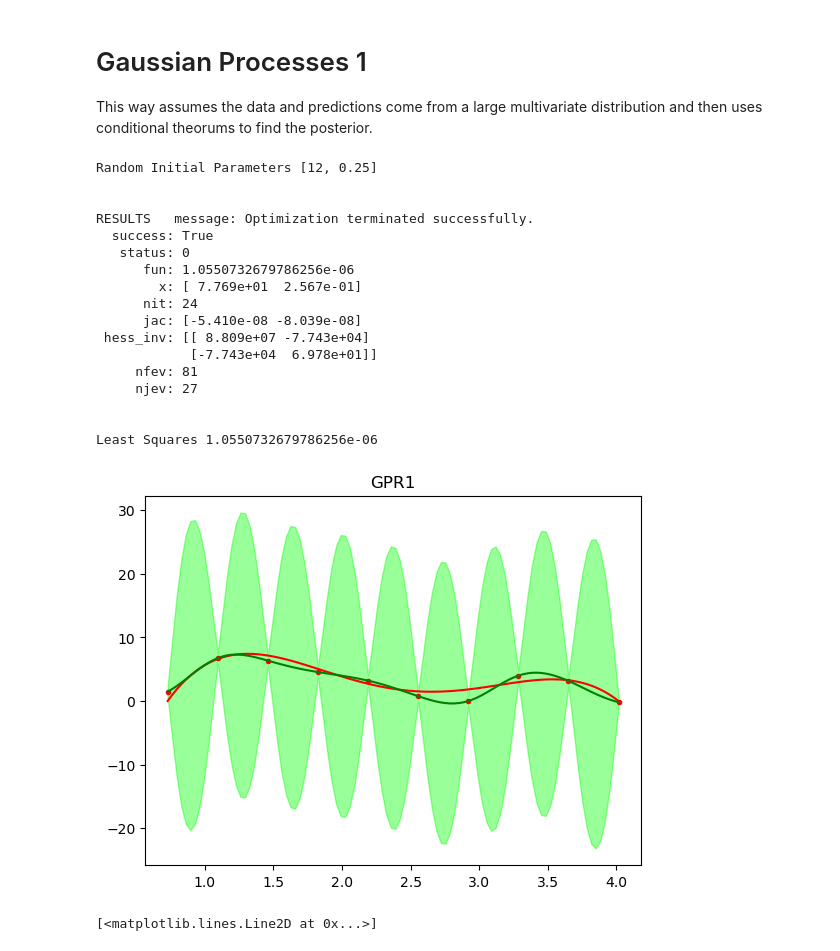
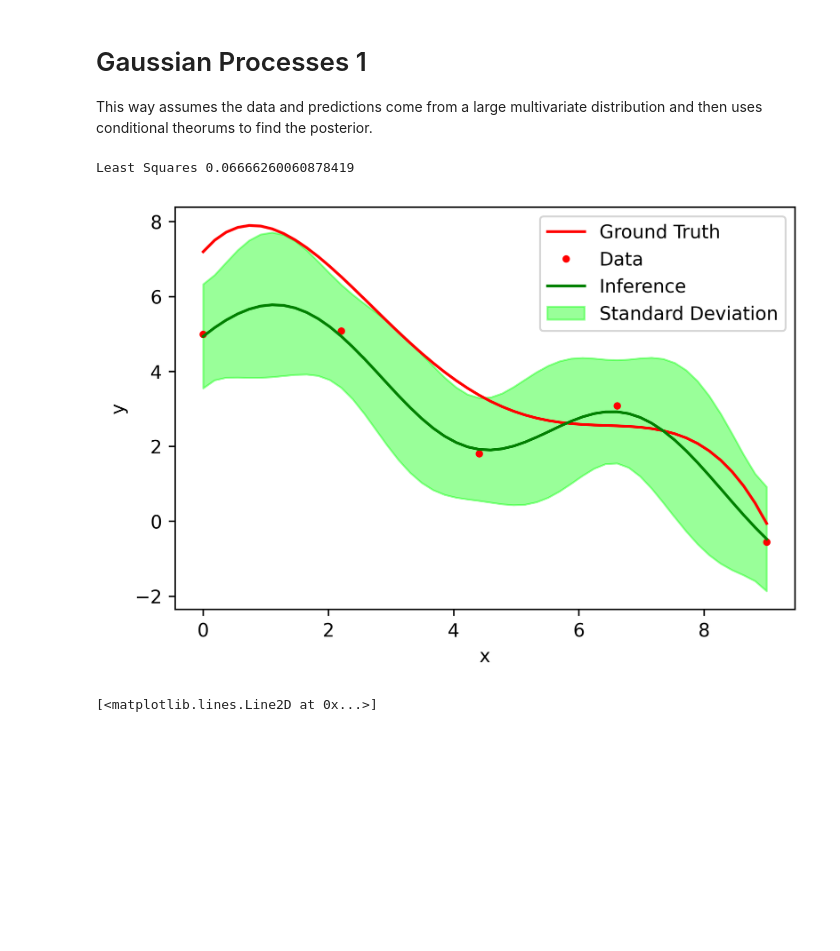
Before and after one commit to DanHarJor/Improving-Electron-Density-Profile-Inference-within-a-Tokamak-using-Bayesian-Techniques, a Jupyter notebook: Simple Regression Problem.ipynb, the cells around one changed output. Saved outputs shown, nothing was run; the diff lists cells and outputs as text; code cells hidden in the pictures; blank space fills up the shorter version.

```diff
--- a/Simple Regression Problem.ipynb
+++ b/Simple Regression Problem.ipynb
@@ -64,6 +141,7 @@ def Kernel(x1,x2,params):
 def MargLi(params):
     X1, X2 = np.meshgrid(xd,xd)
     K = Kernel(X1,X2,params)
+    K[np.diag_indices_from(K)] += 1e-8
     cov_D = K + np.diag(np.repeat(exp_er,len(xd)))
     # K, R, cov_li = KRcov_li(params,exp_er)
     # invertable = cov_li+R@K@R.T
@@ -129,24 +207,24 @@ rand_l = np.random.uniform(0,4)
 
 # x0=[rand_amp,rand_l]
 # x0=[12,0.125]
-x0 = [12,0.25]
-print('Random Initial Parameters', x0)
+# x0 = [7.9349329 , 1.93825204]
+# x0 = [7.93,1.938]
+x0=[9.22070267, 2]#.97579064]
+# print('Random Initial Parameters', x0)
 # fun = Likelihood
-fun = LeastSquare
+# fun = LeastSquare
 # fun = MargLi
-results = minimize(fun, x0=x0, tol=1e-6)
-# results = basinhopping(MargLi, x0=x0, niter=200)
-print('\n\nRESULTS',results)
-best_params = results.x
+# results = minimize(fun, x0=x0, tol=1e-6)
+# # results = basinhopping(MargLi, x0=x0, niter=200)
+# print('\n\nRESULTS',results)
+# best_params = results.x
 
 # l_trial = np.linspace(0.)
 
-# best_params = x0
+best_params = x0
 
 print('\n\nLeast Squares', LeastSquare(best_params))
 # print('\n\nMargLi',MargLi(best_params))
-
-
 
 X1, X2 = np.meshgrid(xd,xd)
 X1st, X2st = np.meshgrid(x,x)
@@ -159,57 +237,44 @@ K = Kernel(X1,X2,best_params)
 ##Data Dist, has prior in it
 mu_D = prior_mean_vector
 cov_D = K + np.diag(np.repeat(exp_er,len(xd)))
 
 #add a small term onto diagonal of matricies to be inverted.
 #this ensures it is positive definate and cholensky matrix can be computed
 # K[np.diag_indices_from(K)] += 1e-8
 
 Kstst = Kernel(X1st, X2st,best_params)
 Kst = Kernel(X22, X1st2,best_params)
 
 # print('Probably not good if 0. cov_D definetly cannot be 0 as it is inverted.')
 # print('The Determinent of K is:', chol_det(K))
 # print('The Determinent of Kst is:', chol_det(Kst))
 # print('The Determinent of Kstst is:', chol_det(Kstst))
 # print('The Determinent of cov_D is:', chol_det(cov_D))
 ##Predictions dist
 mu_yst = np.repeat(0,N)
 cov_yst = Kstst
 
 cov_post1 = Kstst - Kst.T @ chol_inv(cov_D) @ Kst
 mu_post1 = Kst.T @ chol_inv(cov_D) @ yd
 
 error_bars1 = np.sqrt(np.diagonal(cov_post1))
 
-figGPR1 = plt.figure(dpi=100)
-plt.title('GPR1')
-plt.plot(x,y,'r')
-plt.plot(xd,yd,'r.')
-plt.plot(x,mu_post1,'g')
-plt.fill_between(x,mu_post1-error_bars1,mu_post1+error_bars1, color=(0,1,0,0.4))
+figGPR1 = plt.figure(dpi=600)
+# plt.title('GPR1')
+plt.xlabel('x')
+plt.ylabel('y')
+plt.plot(x,y,'r', label='Ground Truth')
+plt.plot(xd,yd,'r.', label='Data')
+plt.plot(x,mu_post1,'g', label='Inference')
+plt.fill_between(x,mu_post1-error_bars1,mu_post1+error_bars1, color=(0,1,0,0.4), label='Standard Deviation')
+plt.legend()
 plt.show()
 
 #0.03646635231489926
 #0.35647687102984404
 # %% [output]
-Random Initial Parameters [12, 0.25]
-
-
-RESULTS   message: Optimization terminated successfully.
-  success: True
-   status: 0
-      fun: 1.0550732679786256e-06
-        x: [ 7.769e+01  2.567e-01]
-      nit: 24
-      jac: [-5.410e-08 -8.039e-08]
- hess_inv: [[ 8.809e+07 -7.743e+04]
-            [-7.743e+04  6.978e+01]]
-     nfev: 81
-     njev: 27
-
-
-Least Squares 1.0550732679786256e-06
+Least Squares 0.06666260060878419
-[figure, old version]
+[figure, new version]
 # %%
 x = np.linspace(0,100,1000)
 y = np.exp(x)
```
Also changed, not shown: parts of 12 cells of this notebook.
